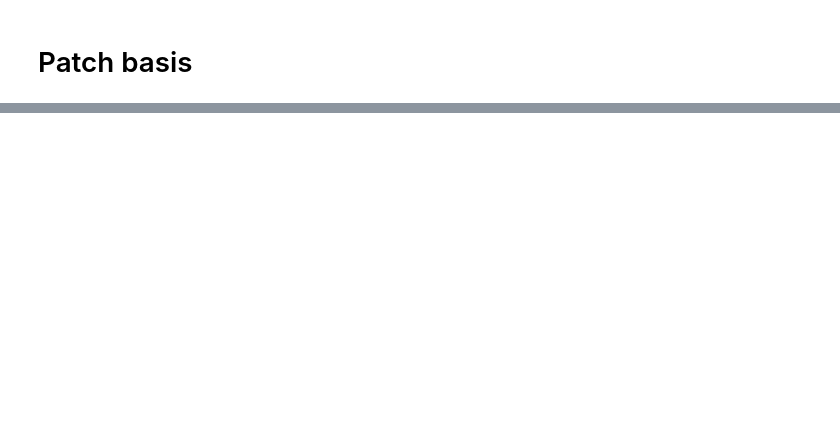
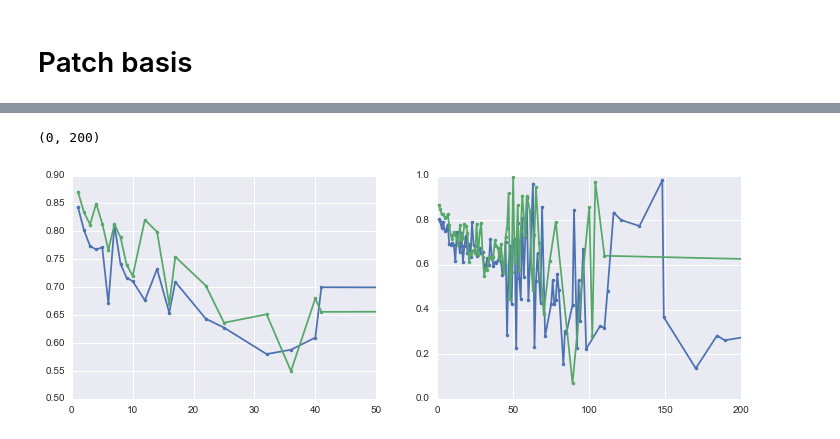
Before and after one commit to jlorince/MusicForaging, a Jupyter notebook: notebooks/explore-exploit.ipynb, the cells around one changed output, grey strips where cells are left out. Saved outputs shown, nothing was run; the diff lists cells and outputs as text; code cells hidden in the pictures; blank space fills up the shorter version.

```diff
--- a/notebooks/explore-exploit.ipynb
+++ b/notebooks/explore-exploit.ipynb
@@ -83,9 +184,19 @@ df_patches = df_patches_raw.join(overall_prop,on='patch_clust').join(overall_pro
 def calc_c_counts(df):
     df['index'] = df['n'].cumsum()
     return df[['index']]
-indices = df_patches_raw.groupby('patch_clust').apply(calc_c_counts)
+
+indices = df_patches.groupby('patch_clust').apply(calc_c_counts)
 df_patches['index'] = indices
+
+indices = df_patches_rand.groupby('patch_clust').apply(calc_c_counts)
+df_patches_rand['index'] = indices
+
 df_patches['overall_index'] = df_patches['n'].cumsum()
 df_patches['current_value'] = df_patches['index'] / df_patches['overall_index']
 df_patches['overall_exploit_index'] = np.where(np.isnan(df_patches['patch_clust']),0,df_patches['n']).cumsum()
 df_patches['current_value_exploit'] = df_patches['index'] / df_patches['overall_exploit_index']
+
+df_patches_rand['overall_index'] = df_patches_rand['n'].cumsum()
+df_patches_rand['current_value'] = df_patches_rand['index'] / df_patches_rand['overall_index']
+df_patches_rand['overall_exploit_index'] = np.where(np.isnan(df_patches_rand['patch_clust']),0,df_patches_rand['n']).cumsum()
+df_patches_rand['current_value_exploit'] = df_patches_rand['index'] / df_patches_rand['overall_exploit_index']
@@ -105,0 +203,20 @@ df_patches[['n','patch_clust','final_value','final_value_exploit','current_value
+# %%
+def cos_nan(arr1,arr2):
+    if np.any(np.isnan(arr1)) or np.any(np.isnan(arr2)):
+        return np.nan
+    else:
+        return cosine(arr1,arr2)
+
+df_patches['next'] = df_patches['centroid'].shift(-1)
+df_patches['nextdist'] = df_patches.apply(lambda row: cos_nan(row['centroid'],row['next']),axis=1)
+
+df_patches_exploit = df_patches.dropna()
+df_patches_exploit['next'] = df_patches_exploit['centroid'].shift(-1)
+df_patches_exploit['nextdist'] = df_patches_exploit.apply(lambda row: cos_nan(row['centroid'],row['next']),axis=1)
+
+df_patches_rand['next'] = df_patches_rand['centroid'].shift(-1)
+df_patches_rand['nextdist'] = df_patches_rand.apply(lambda row: cos_nan(row['centroid'],row['next']),axis=1)
+
+df_patches_exploit_rand = df_patches_rand.dropna()
+df_patches_exploit_rand['next'] = df_patches_exploit_rand['centroid'].shift(-1)
+df_patches_exploit_rand['nextdist'] = df_patches_exploit_rand.apply(lambda row: cos_nan(row['centroid'],row['next']),axis=1)
@@ -209,0 +363,16 @@ df_patches.drop('')
+# %%
+# jump distance as a function of value (by patch)
+
+fig,axes = plt.subplots(1,2,figsize=(12,4))
+axes = axes.flat
+ax = axes.next()
+df_patches.groupby(np.digitize(df_patches['final_value'],bins=bins))['nextdist'].mean().plot(ax=ax,marker='.')
+df_patches_rand.groupby(np.digitize(df_patches_rand['final_value'],bins=bins))['nextdist'].mean().plot(ax=ax,marker='.')
+ax.set_xlim(0,50)
+ax = axes.next()
+df_patches.groupby(np.digitize(df_patches['current_value'],bins=bins))['nextdist'].mean().plot(ax=ax,marker='.')
+df_patches_rand.groupby(np.digitize(df_patches_rand['current_value'],bins=bins))['nextdist'].mean().plot(ax=ax,marker='.')
+ax.set_xlim(0,200)
+# %% [output]
+(0, 200)
+[figure, added]
```
Also changed, not shown: parts of 34 cells of this notebook, 1 other file.
